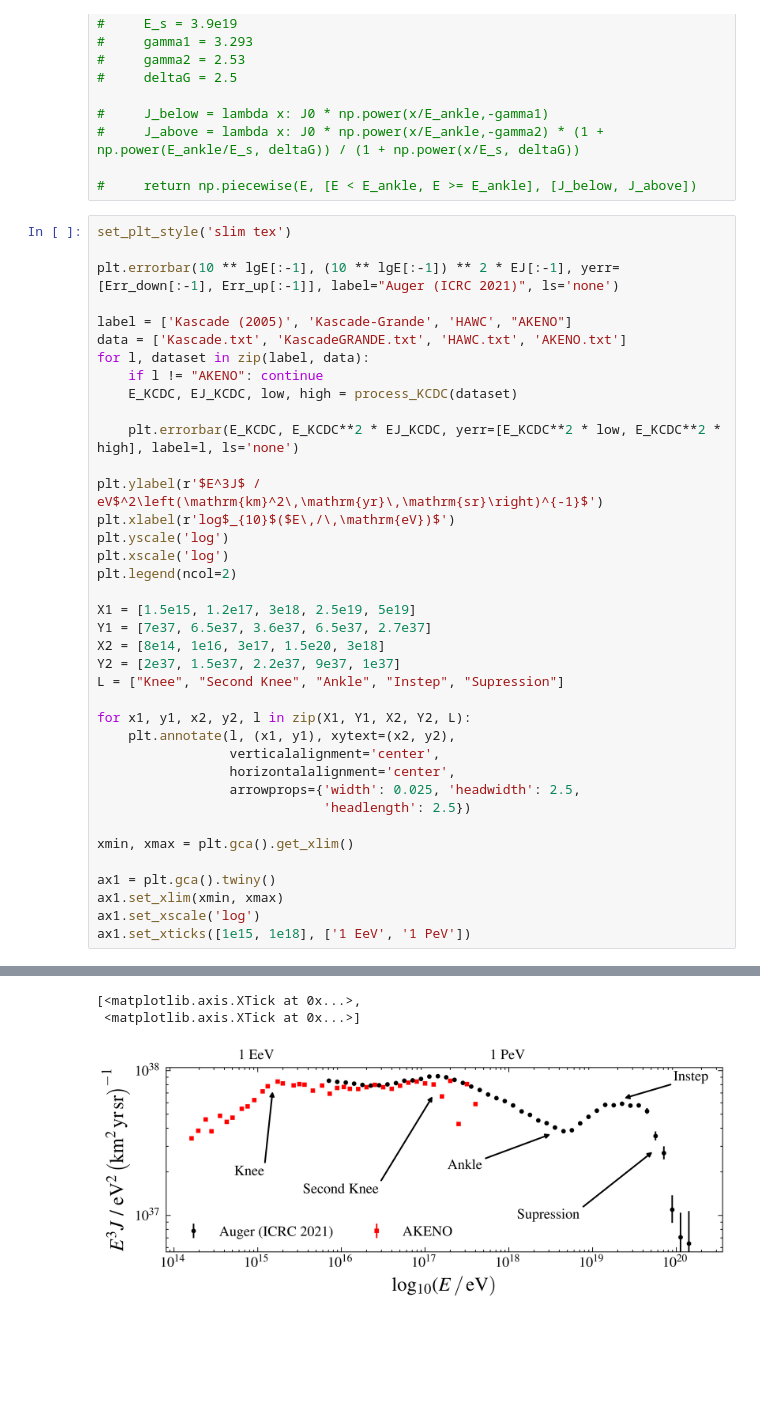
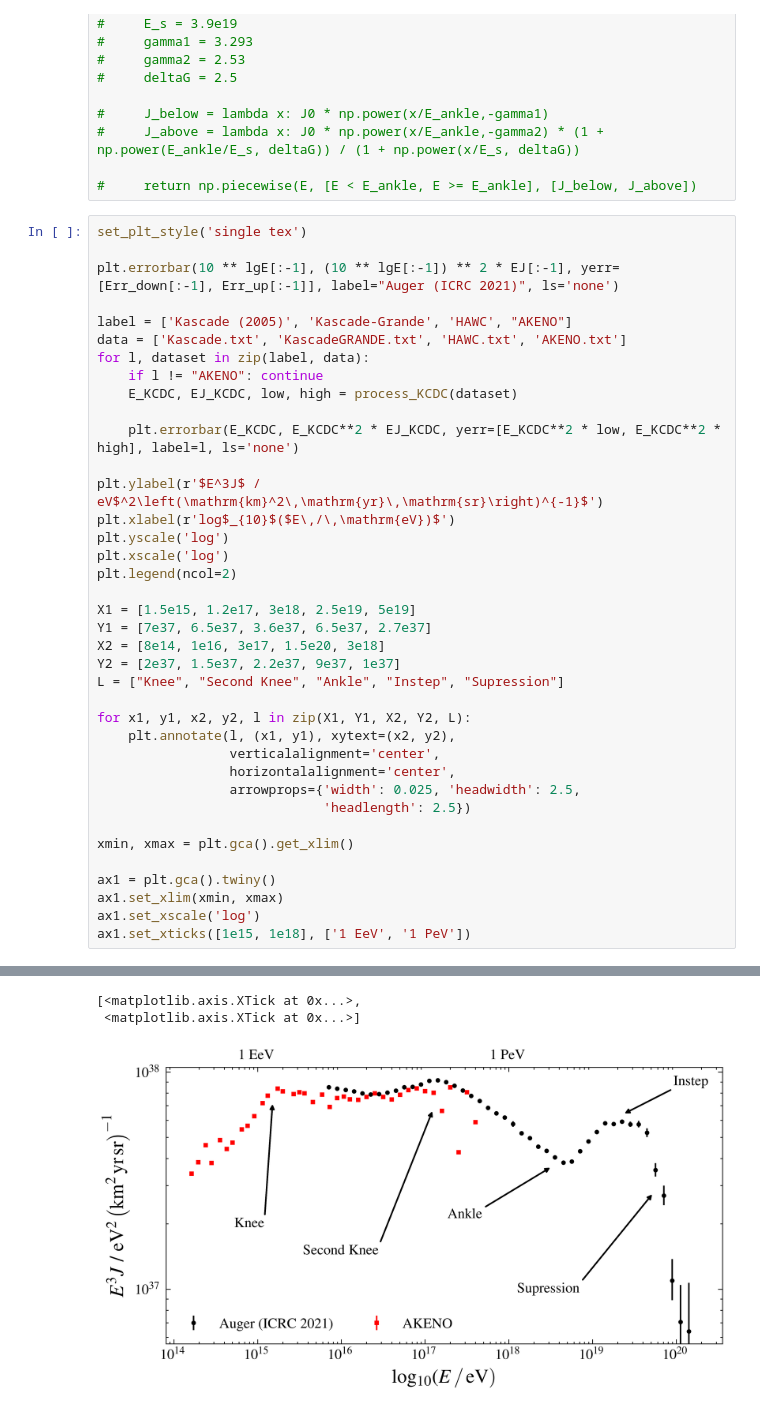
Before and after one commit to Quizznor/thesis-latex, a Jupyter notebook: scripts/plot_scripts/cr_spectrum/spectrum.ipynb, the cells around one changed output, grey strips where cells are left out. Saved outputs shown, nothing was run; the diff lists cells and outputs as text; blank space fills up the shorter version.

```diff
--- a/scripts/plot_scripts/cr_spectrum/spectrum.ipynb
+++ b/scripts/plot_scripts/cr_spectrum/spectrum.ipynb
@@ -67,7 +70,7 @@ def process_KCDC(data_path):
 
 #     return np.piecewise(E, [E < E_ankle, E >= E_ankle], [J_below, J_above])
 # %%
-set_plt_style('slim tex')
+set_plt_style('single tex')
 
 plt.errorbar(10 ** lgE[:-1], (10 ** lgE[:-1]) ** 2 * EJ[:-1], yerr=[Err_down[:-1], Err_up[:-1]], label="Auger (ICRC 2021)", ls='none')
 
@@ -113,3 +116,3 @@ ax1.set_xticks([1e15, 1e18], ['1 EeV', '1 PeV'])
 [<matplotlib.axis.XTick at 0x...>,
  <matplotlib.axis.XTick at 0x...>]
-[figure, old version]
+[figure, new version]
```
Also changed, not shown: parts of 3 cells of this notebook, 4 other files.
